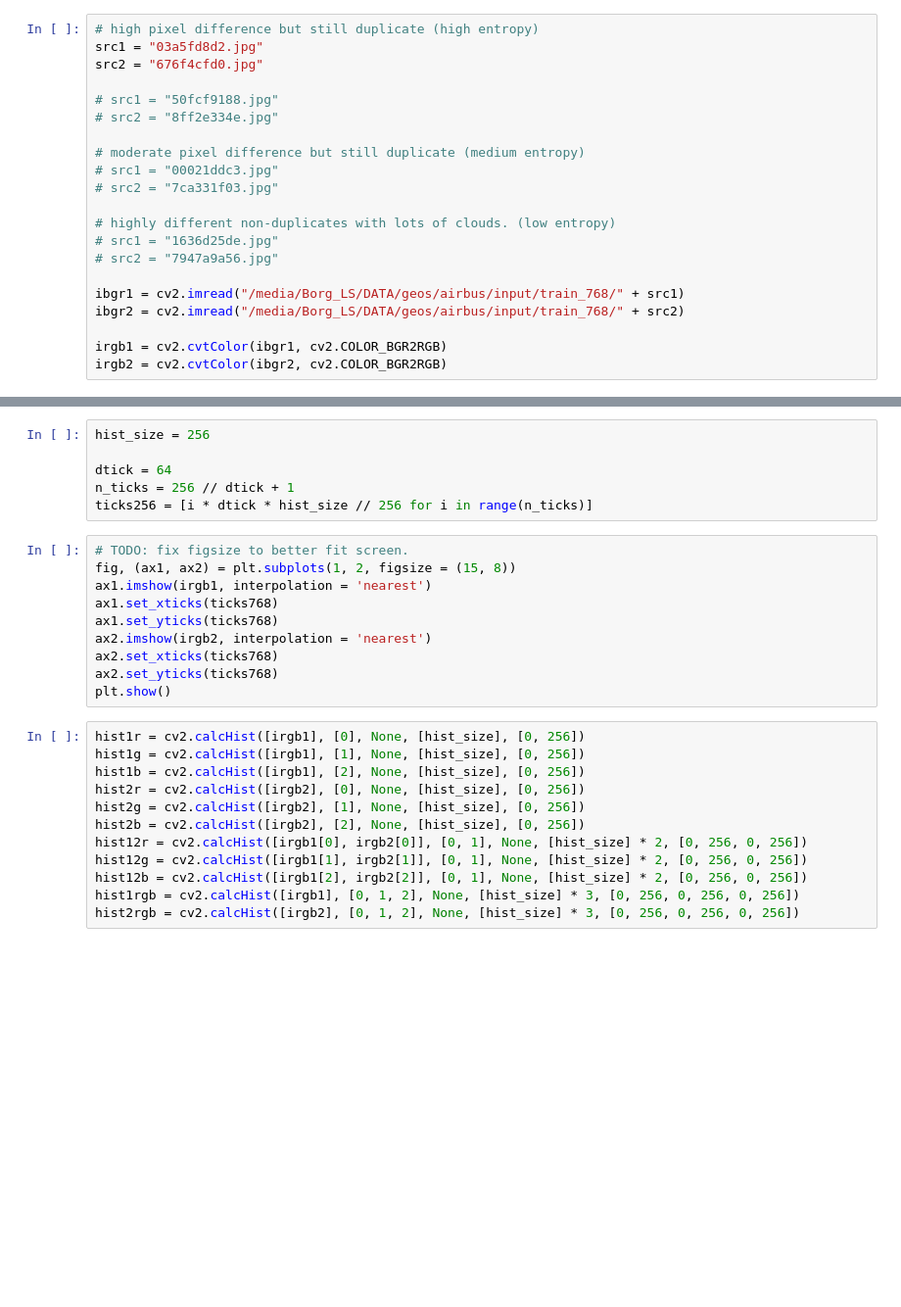
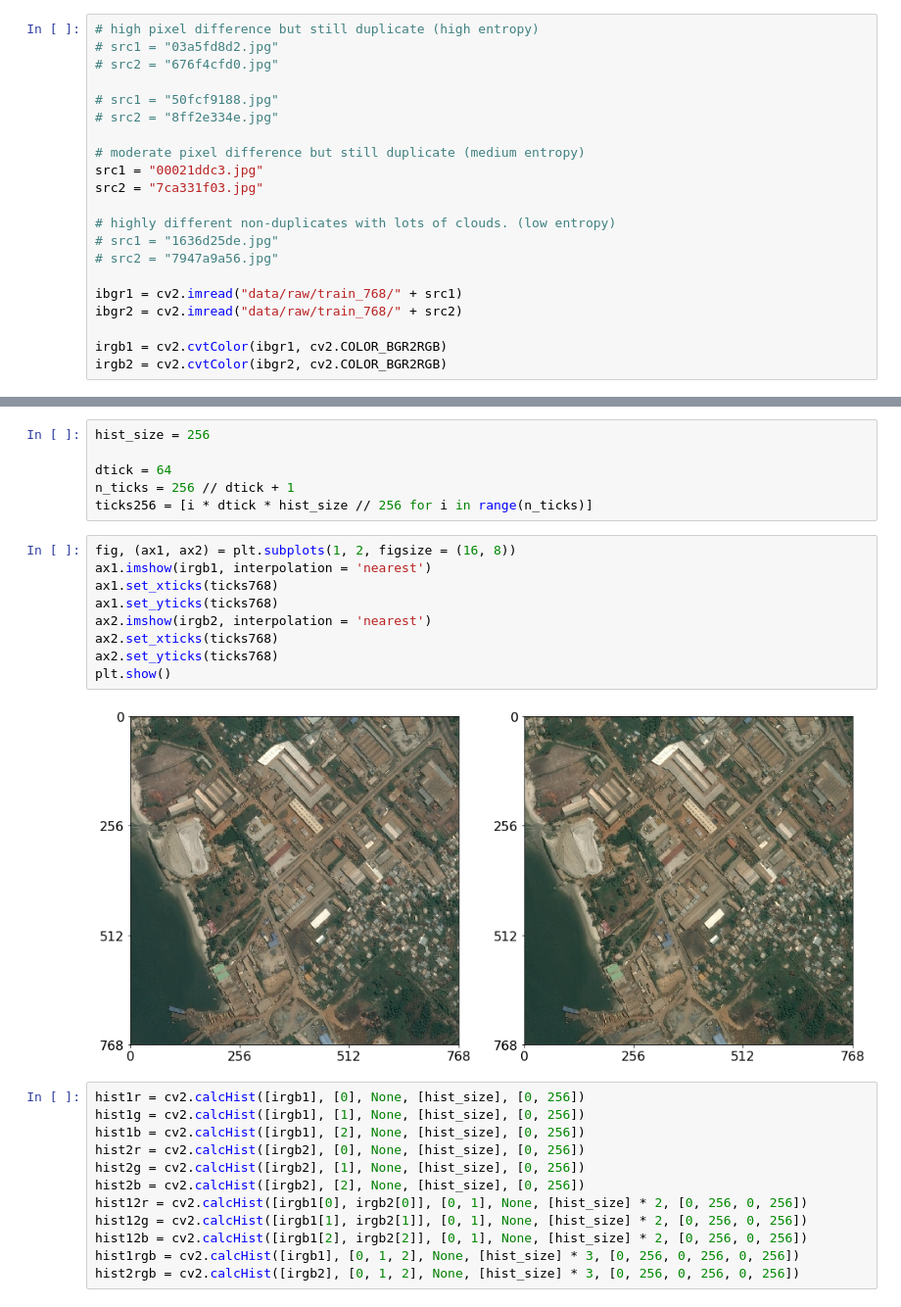
Before and after one commit to WillieMaddox/Airbus_SDC_dup, a Jupyter notebook: image_histograms.ipynb, the cells around one changed output, grey strips where cells are left out. Shown at 98% size. Saved outputs shown, nothing was run; the diff lists cells and outputs as text; blank space fills up the shorter version.

```diff
--- a/image_histograms.ipynb
+++ b/image_histograms.ipynb
@@ -17,22 +17,22 @@ plt.rc('legend', fontsize=MEDIUM_SIZE)   # legend fontsize
 plt.rc('figure', titlesize=BIGGEST_SIZE)  # fontsize of the figure title
 # %%
 # high pixel difference but still duplicate (high entropy)
-src1 = "03a5fd8d2.jpg"
-src2 = "676f4cfd0.jpg"
+# src1 = "03a5fd8d2.jpg"
+# src2 = "676f4cfd0.jpg"
 
 # src1 = "50fcf9188.jpg"
 # src2 = "8ff2e334e.jpg"
 
 # moderate pixel difference but still duplicate (medium entropy)
-# src1 = "00021ddc3.jpg"
-# src2 = "7ca331f03.jpg"
+src1 = "00021ddc3.jpg"
+src2 = "7ca331f03.jpg"
 
 # highly different non-duplicates with lots of clouds. (low entropy)
 # src1 = "1636d25de.jpg"
 # src2 = "7947a9a56.jpg"
 
-ibgr1 = cv2.imread("/media/Borg_LS/DATA/geos/airbus/input/train_768/" + src1)
-ibgr2 = cv2.imread("/media/Borg_LS/DATA/geos/airbus/input/train_768/" + src2)
+ibgr1 = cv2.imread("data/raw/train_768/" + src1)
+ibgr2 = cv2.imread("data/raw/train_768/" + src2)
 
 irgb1 = cv2.cvtColor(ibgr1, cv2.COLOR_BGR2RGB)
 irgb2 = cv2.cvtColor(ibgr2, cv2.COLOR_BGR2RGB)
@@ -47,15 +47,16 @@ dtick = 64
 n_ticks = 256 // dtick + 1
 ticks256 = [i * dtick * hist_size // 256 for i in range(n_ticks)]
 # %%
-# TODO: fix figsize to better fit screen.
-fig, (ax1, ax2) = plt.subplots(1, 2, figsize = (15, 8))
+fig, (ax1, ax2) = plt.subplots(1, 2, figsize = (16, 8))
 ax1.imshow(irgb1, interpolation = 'nearest')
 ax1.set_xticks(ticks768)
 ax1.set_yticks(ticks768)
 ax2.imshow(irgb2, interpolation = 'nearest')
 ax2.set_xticks(ticks768)
 ax2.set_yticks(ticks768)
 plt.show()
+# %% [output]
+[figure, added]
 # %%
 hist1r = cv2.calcHist([irgb1], [0], None, [hist_size], [0, 256])
 hist1g = cv2.calcHist([irgb1], [1], None, [hist_size], [0, 256])
```
Also changed, not shown: parts of 2 cells of this notebook, 7 other files.
